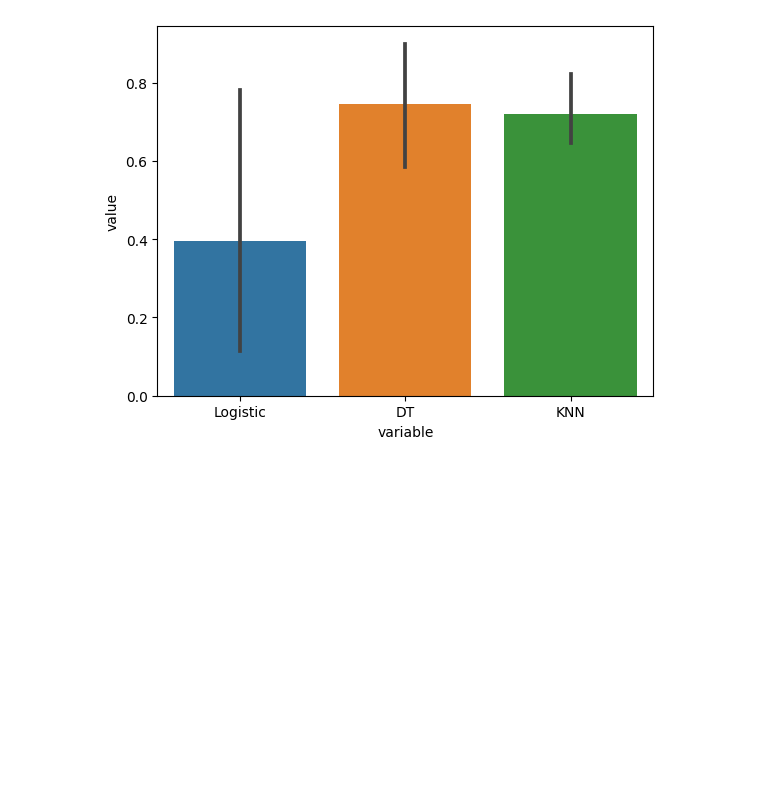
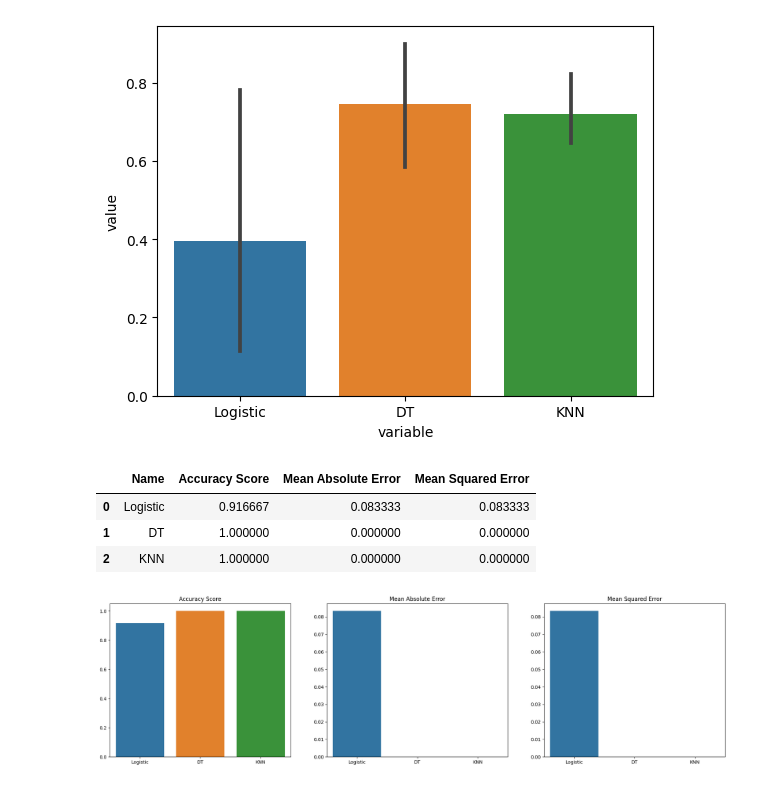
Before and after one commit to jarinraya02/Machine_Learning_Course, a Jupyter notebook: Assingment 4/Assignment 4.ipynb, the cells around one changed output. Saved outputs shown, nothing was run; the diff lists cells and outputs as text; code cells hidden in the pictures; blank space fills up the shorter version.

```diff
--- a/Assingment 4/Assignment 4.ipynb
+++ b/Assingment 4/Assignment 4.ipynb
@@ -238,3 +238,28 @@ sns.barplot(x="variable", y="value", data=pd.melt(df))
 plt.show()
 # %% [output]
 [figure]
+# %%
+df = pd.DataFrame({
+    'Name':['Logistic','DT', 'KNN'],
+    'Accuracy Score':[Log_score,dt_score, knn_score],
+    'Mean Absolute Error': [mae,dt_mae, knn_mae],
+    'Mean Squared Error':[mse,dt_mse, knn_mse]})
+df.head()
+# %% [output]
+|  | Name | Accuracy Score | Mean Absolute Error | Mean Squared Error |
+| 0 | Logistic | 0.916667 | 0.083333 | 0.083333 |
+| 1 | DT | 1.000000 | 0.000000 | 0.000000 |
+| 2 | KNN | 1.000000 | 0.000000 | 0.000000 |
+# %%
+columns = df.columns
+# %%
+plt.figure(figsize=(24,6))
+
+for i in range(1,4):
+   plt.subplot(1, 3, i)
+   sns.barplot(data=df, x="Name", y=columns[i])
+   plt.xlabel("")
+   plt.ylabel("")
+   plt.title(columns[i])
+# %% [output]
+[figure, added]
```
